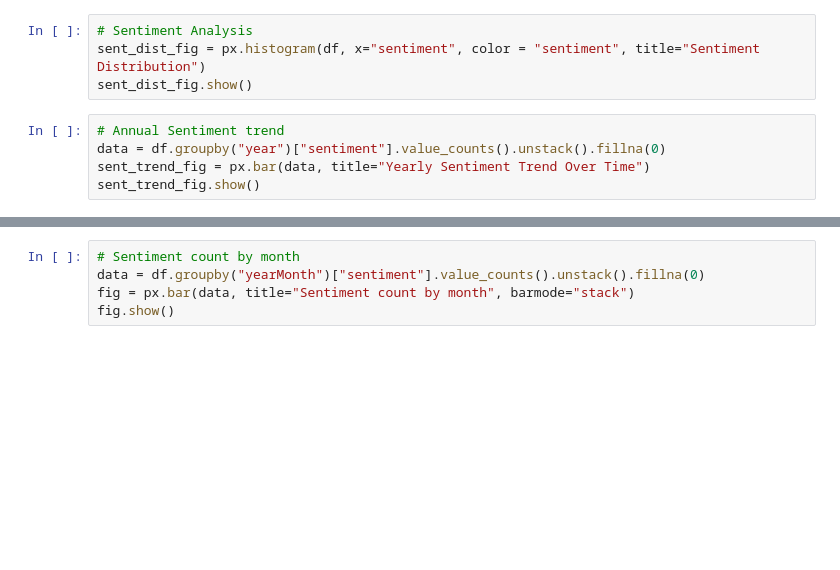
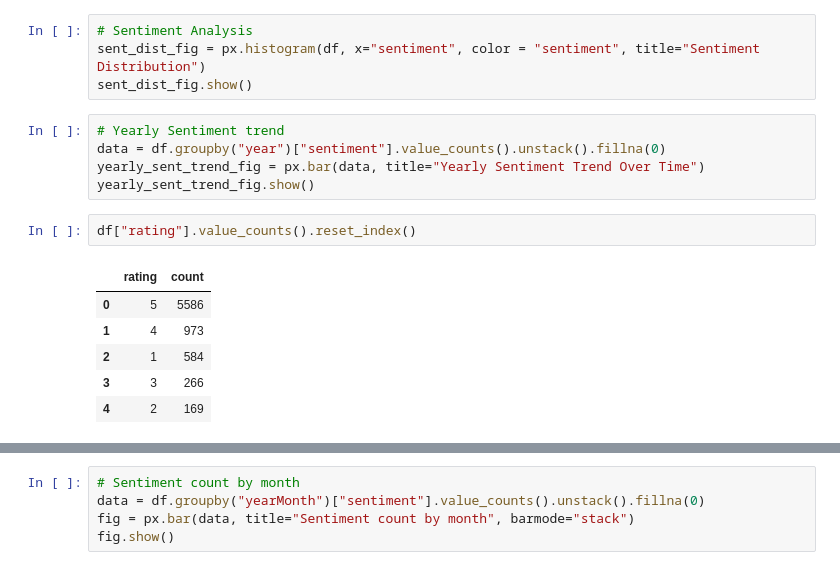
Before and after one commit to micheldpd24/cust_review_analysis, a Jupyter notebook: notebooks/reviews_dataviz.ipynb, the cells around one changed output, grey strips where cells are left out. Drawn from its saved outputs; the diff is of its cells as text; blank space fills up the shorter version.

```diff
--- a/notebooks/reviews_dataviz.ipynb
+++ b/notebooks/reviews_dataviz.ipynb
@@ -116,7 +150,16 @@ sent_rep_fig.show()
 sent_dist_fig = px.histogram(df, x="sentiment", color = "sentiment", title="Sentiment Distribution")
 sent_dist_fig.show()
 # %%
-# Annual Sentiment trend
+# Yearly Sentiment trend
 data = df.groupby("year")["sentiment"].value_counts().unstack().fillna(0)
-sent_trend_fig = px.bar(data, title="Yearly Sentiment Trend Over Time")
-sent_trend_fig.show()
+yearly_sent_trend_fig = px.bar(data, title="Yearly Sentiment Trend Over Time")
+yearly_sent_trend_fig.show()
+# %%
+df["rating"].value_counts().reset_index()
+# %% [output]
+|  | rating | count |
+| 0 | 5 | 5586 |
+| 1 | 4 | 973 |
+| 2 | 1 | 584 |
+| 3 | 3 | 266 |
+| 4 | 2 | 169 |
```
Also changed, not shown: parts of 22 cells of this notebook.
